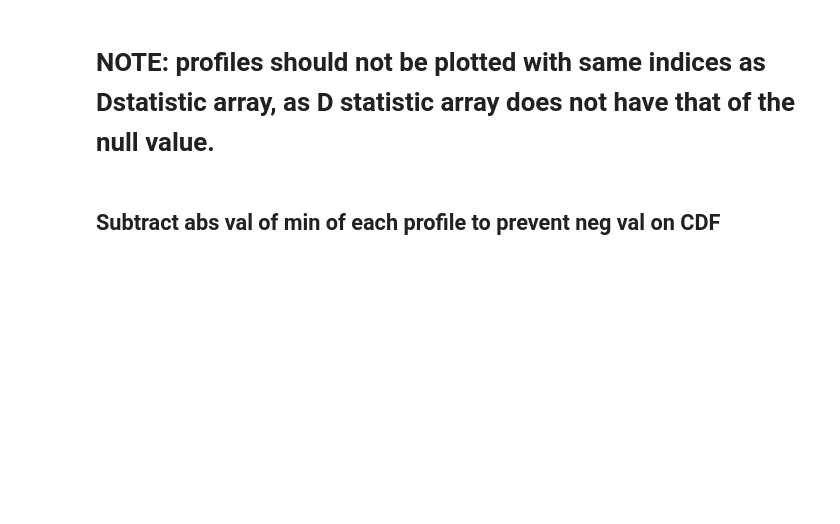
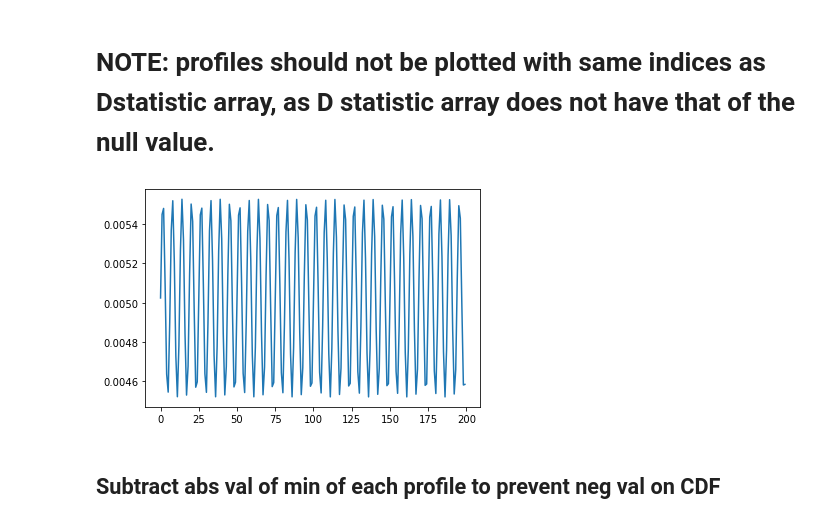
Before and after one commit to minyoungk99/IRES, a Jupyter notebook: J0332_KS_test_sim.ipynb, the cells around one changed output. Saved outputs shown, nothing was run; the diff lists cells and outputs as text; code cells hidden in the pictures; blank space fills up the shorter version.

```diff
--- a/J0332_KS_test_sim.ipynb
+++ b/J0332_KS_test_sim.ipynb
@@ -10,6 +10,15 @@ import scipy.stats as ss
 import seaborn as sns
 # %% [markdown]
 # NOTE: profiles should not be plotted with same indices as Dstatistic array, as D statistic array does not have that of the null value.
+# %%
+x = np.linspace(0, 200, 200)
+a = np.sin(x) + 10
+b = np.sin(x)
+plt.plot(a/np.trapz(a))
+#plt.plot(b/np.trapz(b))
+plt.show()
+# %% [output]
+[figure, added]
 # %% [markdown]
 ## Subtract abs val of min of each profile to prevent neg val on CDF
 # %%
```
Also changed, not shown: parts of 2 cells of this notebook, 4 other files.
